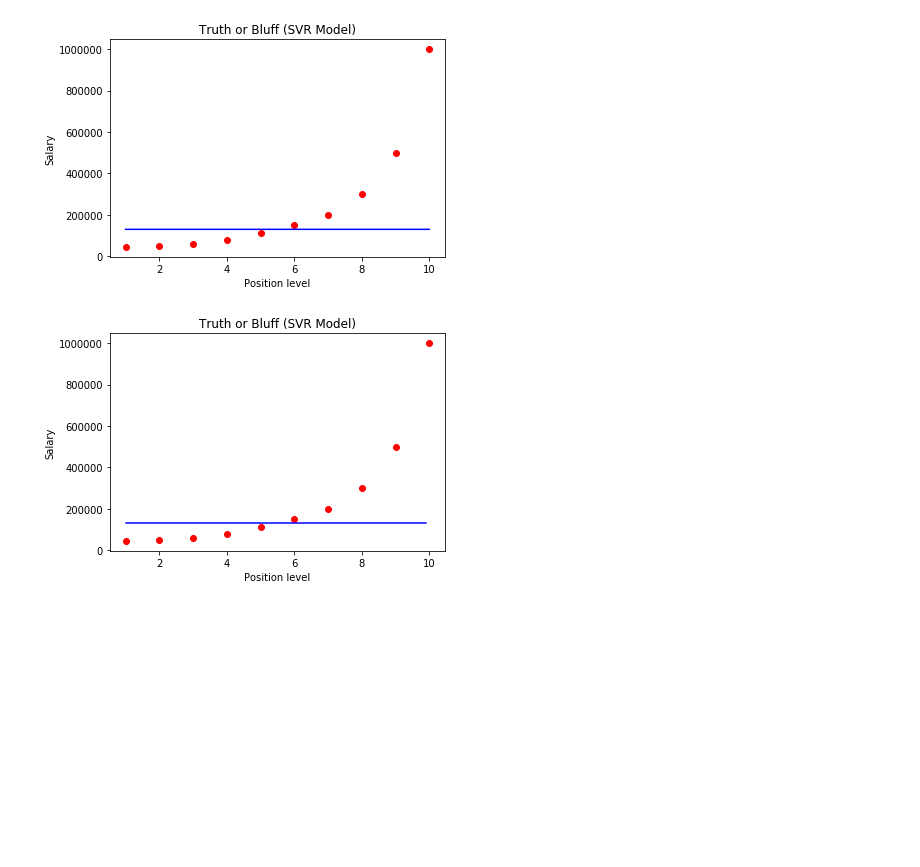
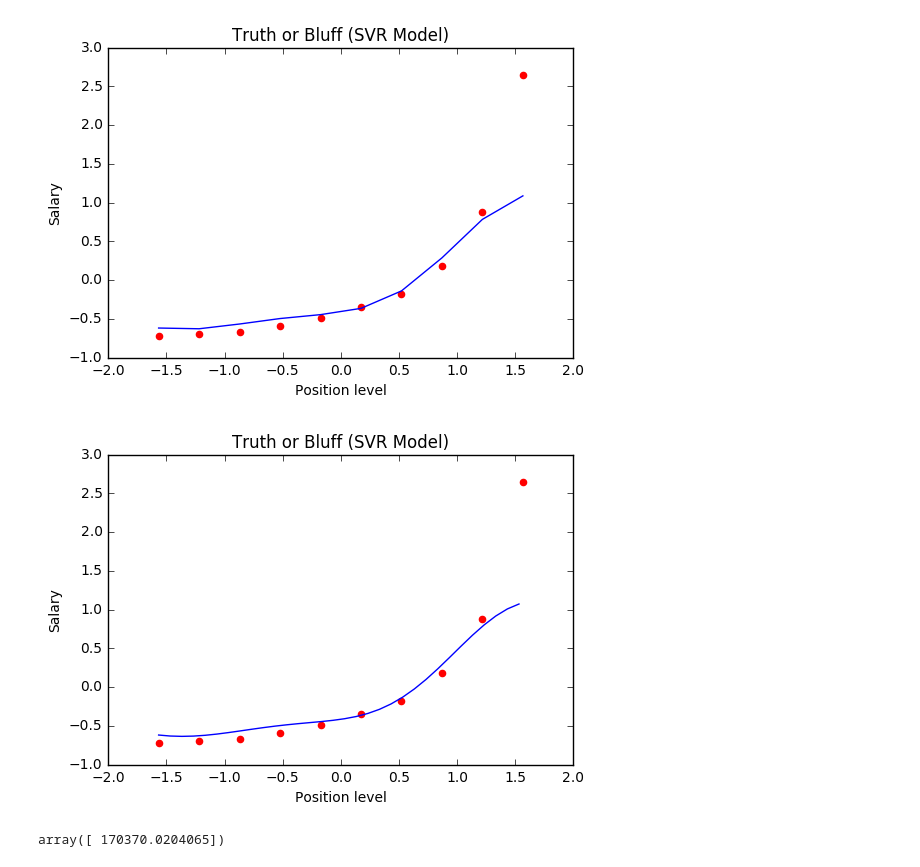
Before and after one commit to sathishkumar95/Machine-Learning, a Jupyter notebook: Part 2 - Regression/Section 7 - Support Vector Regression (SVR)/SVR/SVR/Code.ipynb, the cells around one changed output. Drawn from its saved outputs; the diff is of its cells as text; code cells hidden in the pictures; blank space fills up the shorter version.

```diff
--- a/Part 2 - Regression/Section 7 - Support Vector Regression (SVR)/SVR/SVR/Code.ipynb
+++ b/Part 2 - Regression/Section 7 - Support Vector Regression (SVR)/SVR/SVR/Code.ipynb
@@ -16,39 +16,42 @@ y = dataset.iloc[:, 2].values
 X_train, X_test, y_train, y_test = train_test_split(X, y, test_size = 0.2, random_state = 0)"""
 
 # Feature Scaling
-"""from sklearn.preprocessing import StandardScaler
+from sklearn.preprocessing import StandardScaler
 sc_X = StandardScaler()
-X_train = sc_X.fit_transform(X_train)
-X_test = sc_X.transform(X_test)
 sc_y = StandardScaler()
-y_train = sc_y.fit_transform(y_train)"""
+X = sc_X.fit_transform(X)
+y = sc_y.fit_transform(y)
 
 # Fitting the SVR Model to the dataset
 # Create your regressor here
 from sklearn.svm import SVR
 regressor = SVR()
 regressor = regressor.fit(X,y)
 
 # Predicting a new result
-y_pred = regressor.predict(6.5)
+y_pred = sc_y.inverse_transform(regressor.predict(sc_X.transform(np.array([[6.5]]))))
 
 # Visualising the Regression results
 plt.scatter(X, y, color = 'red')
 plt.plot(X, regressor.predict(X), color = 'blue')
 plt.title('Truth or Bluff (SVR Model)')
 plt.xlabel('Position level')
 plt.ylabel('Salary')
 plt.show()
 
 # Visualising the SVR results (for higher resolution and smoother curve)
 X_grid = np.arange(min(X), max(X), 0.1)
 X_grid = X_grid.reshape((len(X_grid), 1))
 plt.scatter(X, y, color = 'red')
 plt.plot(X_grid, regressor.predict(X_grid), color = 'blue')
 plt.title('Truth or Bluff (SVR Model)')
 plt.xlabel('Position level')
 plt.ylabel('Salary')
 plt.show()
 # %% [output]
-[figure, old version]
+[figure, new version]
-[figure, old version]
+[figure, new version]
+# %%
+y_pred
+# %% [output]
+array([ 170370.0204065])
```
